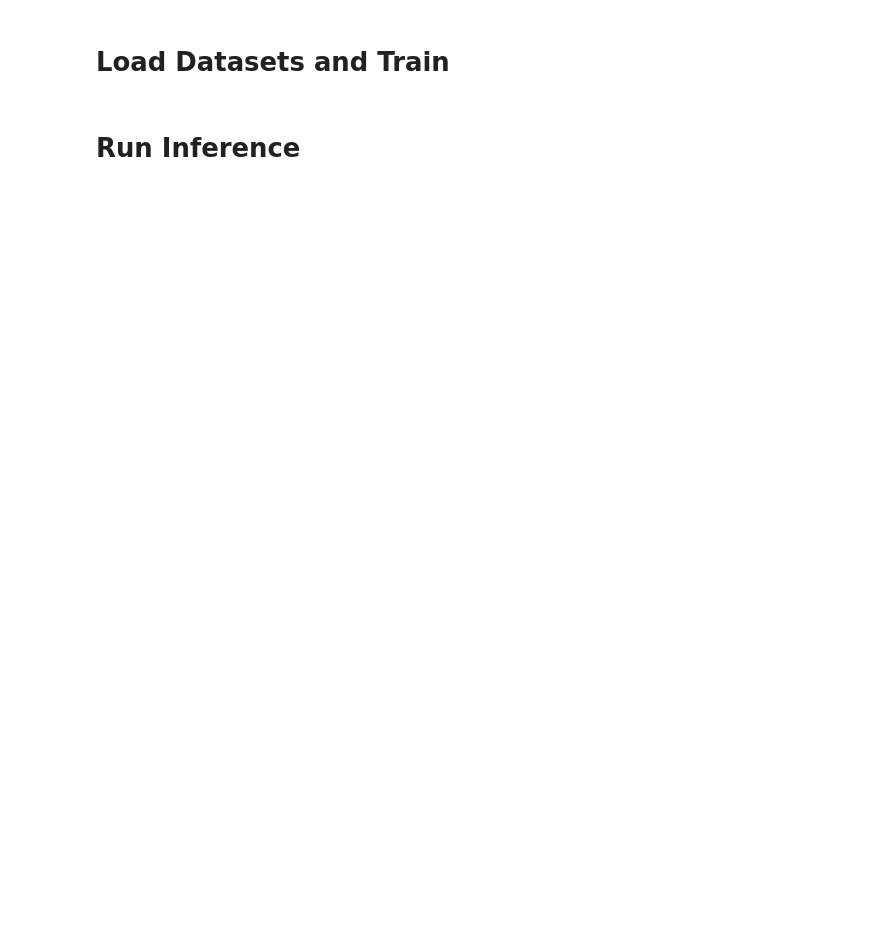
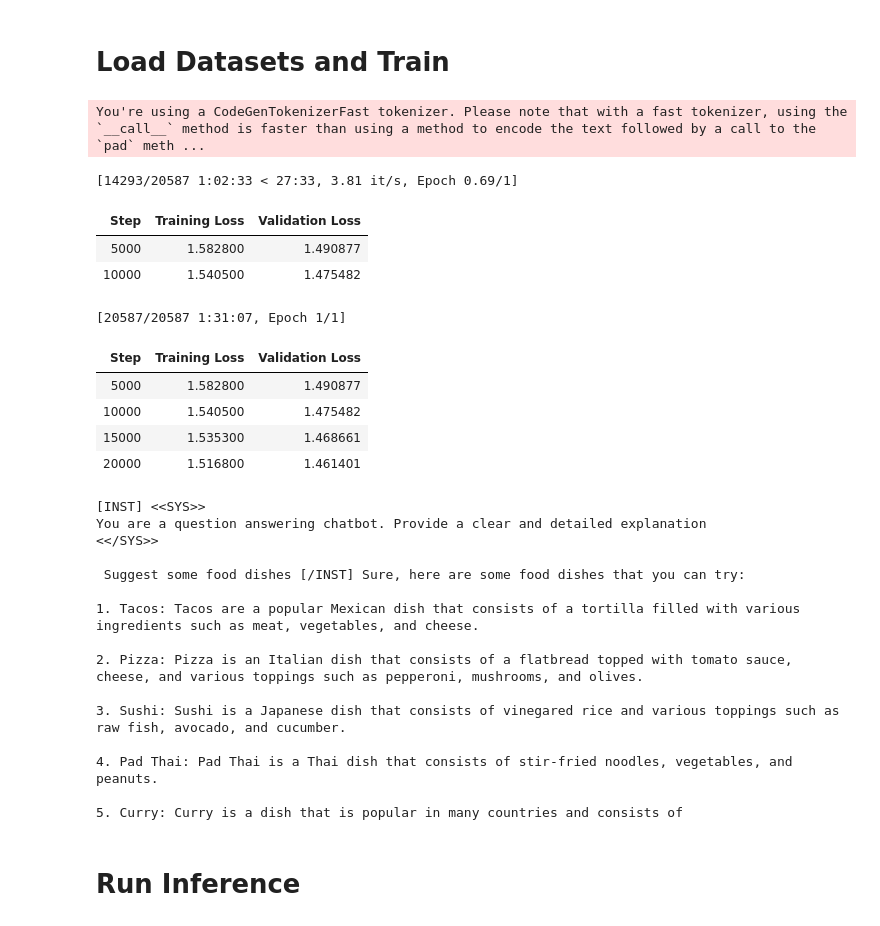
Before and after one commit to mkthoma/llm_finetuning, a Jupyter notebook: Demo.ipynb, the cells around one changed output. Cells and saved outputs as stored; diff of their text form; code cells hidden in the pictures; blank space fills up the shorter version.

```diff
--- a/Demo.ipynb
+++ b/Demo.ipynb
@@ -45,3 +31,12 @@ valid_dataset = pd.concat(dataframes, ignore_index=True)
+# %%
+# Training and validation datasaet from HF Datasets
+# https://huggingface.co/datasets/OpenAssistant/oasst1?row=1
+import pandas as pd
+from datasets import load_dataset
+
+# Load datasets
+train_dataset = load_dataset('json', data_files='/content/llm_finetuning/finetuning_data_train.jsonl', split="train")
+valid_dataset = load_dataset('json', data_files='/content/llm_finetuning/finetuning_data_val.jsonl', split="train")
 # %%
 train_dataset
 # %% [output]
@@ -217,18 +167,59 @@ RuntimeError: The NVIDIA driver on your system is too old (found version 11040).
 # Load Datasets and Train
 # %%
 # Preprocess datasets
+system_message = "You are a question answering chatbot. Provide a clear and detailed explanation"
 train_dataset_mapped = train_dataset.map(lambda examples: {'text': [f'[INST] <<SYS>>\n{system_message.strip()}\n<</SYS>>\n\n' + prompt + ' [/INST] ' + response for prompt, response in zip(examples['prompt'], examples['response'])]}, batched=True)
 valid_dataset_mapped = valid_dataset.map(lambda examples: {'text': [f'[INST] <<SYS>>\n{system_message.strip()}\n<</SYS>>\n\n' + prompt + ' [/INST] ' + response for prompt, response in zip(examples['prompt'], examples['response'])]}, batched=True)
+
+# Set supervised fine-tuning parameters
+trainer = SFTTrainer(
+    model=model,
+    train_dataset=train_dataset_mapped,
+    eval_dataset=valid_dataset_mapped,  # Pass validation dataset here
+    peft_config=peft_config,
+    dataset_text_field="text",
+    max_seq_length=max_seq_length,
+    tokenizer=tokenizer,
+    args=training_arguments,
+    packing=packing,
+)
 
 trainer.train()
 trainer.model.save_pretrained(new_model)
 
 # Cell 4: Test the model
 logging.set_verbosity(logging.CRITICAL)
-prompt = f"[INST] <<SYS>>\n{system_message}\n<</SYS>>\n\nWrite a function that reverses a string. [/INST]" # replace the command here with something relevant to your task
+prompt = f"[INST] <<SYS>>\n{system_message}\n<</SYS>>\n\n Suggest some food dishes [/INST]" # replace the command here with something relevant to your task
 pipe = pipeline(task="text-generation", model=model, tokenizer=tokenizer, max_length=200)
 result = pipe(prompt)
 print(result[0]['generated_text'])
+# %% [output]
+You're using a CodeGenTokenizerFast tokenizer. Please note that with a fast tokenizer, using the `__call__` method is faster than using a method to encode the text followed by a call to the `pad` meth ...
+[14293/20587 1:02:33 < 27:33, 3.81 it/s, Epoch 0.69/1]
+| Step | Training Loss | Validation Loss |
+| 5000 | 1.582800 | 1.490877 |
+| 10000 | 1.540500 | 1.475482 |
+[20587/20587 1:31:07, Epoch 1/1]
+| Step | Training Loss | Validation Loss |
+| 5000 | 1.582800 | 1.490877 |
+| 10000 | 1.540500 | 1.475482 |
+| 15000 | 1.535300 | 1.468661 |
+| 20000 | 1.516800 | 1.461401 |
+[INST] <<SYS>>
+You are a question answering chatbot. Provide a clear and detailed explanation
+<</SYS>>
+
+ Suggest some food dishes [/INST] Sure, here are some food dishes that you can try:
+
+1. Tacos: Tacos are a popular Mexican dish that consists of a tortilla filled with various ingredients such as meat, vegetables, and cheese.
+
+2. Pizza: Pizza is an Italian dish that consists of a flatbread topped with tomato sauce, cheese, and various toppings such as pepperoni, mushrooms, and olives.
+
+3. Sushi: Sushi is a Japanese dish that consists of vinegared rice and various toppings such as raw fish, avocado, and cucumber.
+
+4. Pad Thai: Pad Thai is a Thai dish that consists of stir-fried noodles, vegetables, and peanuts.
+
+5. Curry: Curry is a dish that is popular in many countries and consists of
 # %% [markdown]
 # Run Inference
 # %%
```
Also changed, not shown: parts of 12 cells of this notebook.
